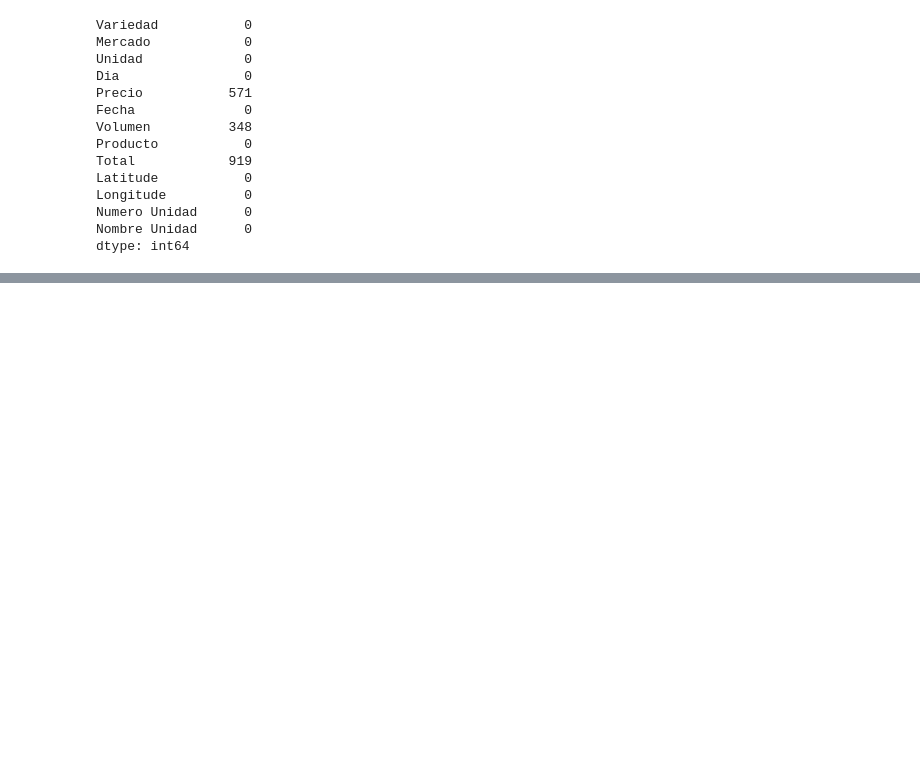
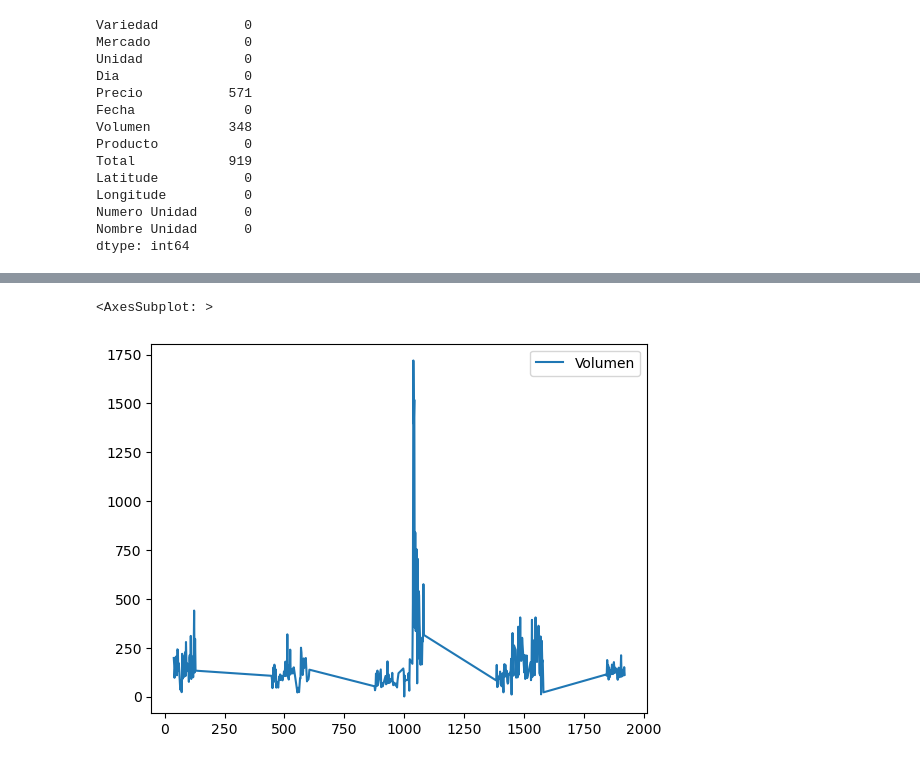
Before and after one commit to sebastiantare/fruitAndVegAnalysis, a Jupyter notebook: RefineData.ipynb, the cells around one changed output, grey strips where cells are left out. Saved outputs shown, nothing was run; the diff lists cells and outputs as text; code cells hidden in the pictures; blank space fills up the shorter version.

```diff
--- a/RefineData.ipynb
+++ b/RefineData.ipynb
@@ -238,0 +258,3 @@ df.to_csv('./exported_data_2018-09-24_to_2023-07-14_V1.2.csv')
+# %%
+df_drop.loc[df_drop['Unidad'].str[:4] == 'KILO', 'Numero Unidad'] = 1
+df_drop[df_drop['Unidad'].str[:4] == 'KILO'].head()
@@ -238,0 +290,9 @@ df.to_csv('./exported_data_2018-09-24_to_2023-07-14_V1.2.csv')
+# %%
+df_drop.loc[df_drop['Unidad'] == '$/PAQUETE 20 UNIDADES (VOLUMEN EN UNIDADES)', 'Unidad'] = 'PAQUETE 20 UNIDADES (VOLUMEN EN UNIDADES)'
+# %%
+df_drop.loc[df_drop['Unidad'] == 'PAQUETE 20 UNIDADES', 'Unidad'] = 'PAQUETE 20 UNIDADES (VOLUMEN EN UNIDADES)'
+# %%
+df_drop.loc[df_drop['Unidad'] == 'PAQUETE 20 UNIDADES (VOLUMEN EN UNIDADES)', 'Unidad'] = 'PAQUETE 20 UNIDADES'
+df_drop.loc[df_drop['Unidad'] == 'PAQUETE 10 UNIDADES (VOLUMEN EN UNIDADES)', 'Unidad'] = 'PAQUETE 10 UNIDADES'
+df_drop.loc[df_drop['Unidad'] == 'PAQUETE 10 UNIDADES', 'Volumen'] = df_drop[df_drop['Unidad'] == 'PAQUETE 10 UNIDADES']['Volumen'] / 10
+df_drop.loc[df_drop['Unidad'] == 'PAQUETE 20 UNIDADES', 'Volumen'] = df_drop[df_drop['Unidad'] == 'PAQUETE 20 UNIDADES']['Volumen'] / 20
@@ -239 +341,12 @@ df.to_csv('./exported_data_2018-09-24_to_2023-07-14_V1.2.csv')
+# %%
+a = df_drop.copy()
+a['Fecha'] = pd.to_datetime(a['Fecha'])
+a = a[a['Producto'] == 'Cebolla']
+a = a.groupby(['Fecha', 'Producto', 'Unidad']).Volumen.mean().reset_index()
+b = pd.DataFrame(a[a['Unidad'] == 'PAQUETE 20 UNIDADES']['Volumen']/20)
+b.describe()
+b.plot()
+# %% [output]
+<AxesSubplot: >
+[figure, added]
 # %%
```
Also changed, not shown: parts of 16 cells of this notebook, 2 other files.
